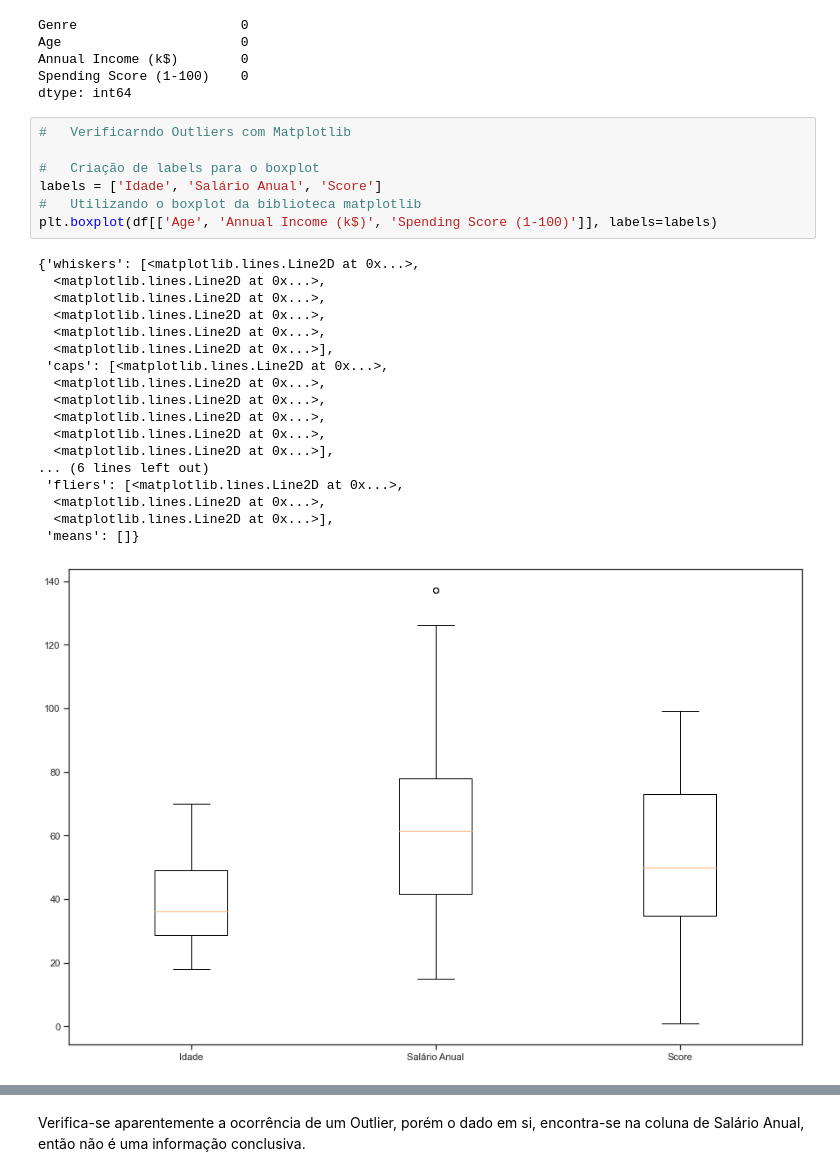
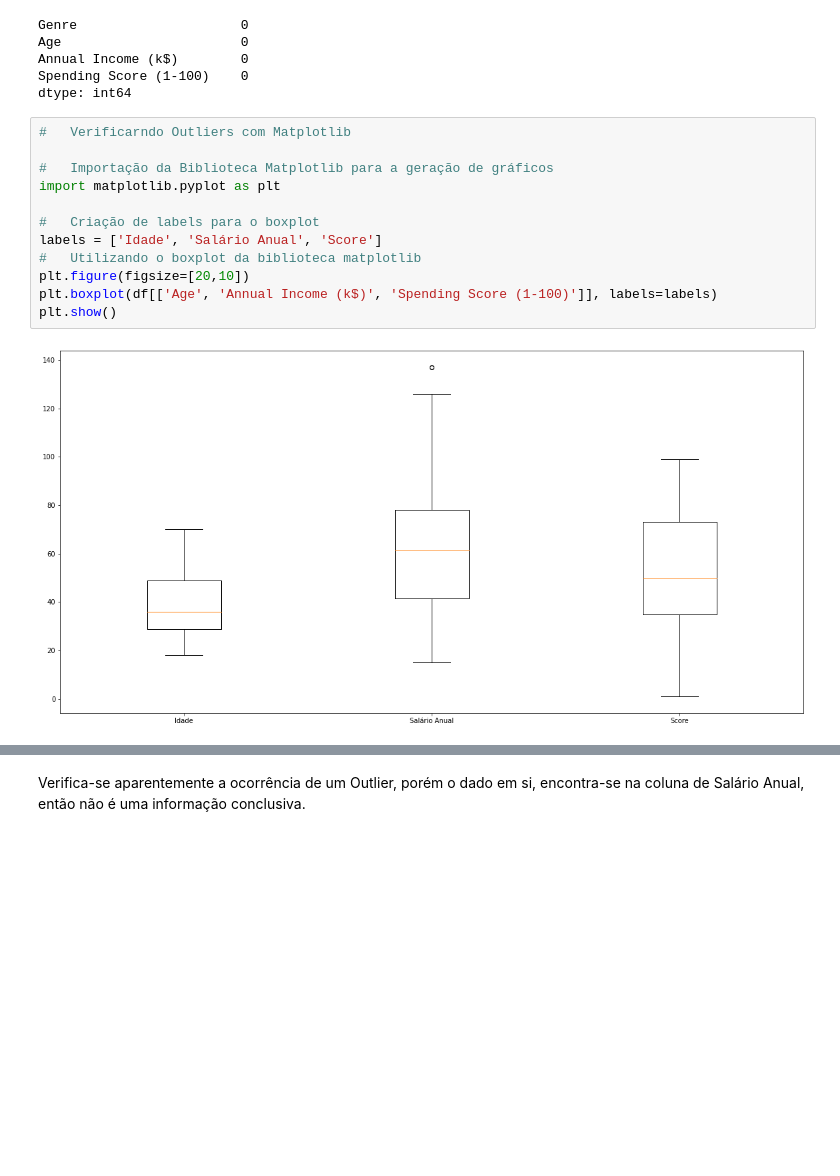
Before and after one commit to VictorSMonteiro/Projeto-Especial---Segmenta-ao-do-Clientes-, a Jupyter notebook: Teste Projeto.ipynb, the cells around one changed output, grey strips where cells are left out. Cells and saved outputs as stored; diff of their text form; blank space fills up the shorter version.

```diff
--- a/Teste Projeto.ipynb
+++ b/Teste Projeto.ipynb
@@ -103,30 +103,18 @@ Spending Score (1-100)    0
 dtype: int64
 # %%
 #   Verificarndo Outliers com Matplotlib
+
+#   Importação da Biblioteca Matplotlib para a geração de gráficos
+import matplotlib.pyplot as plt
 
 #   Criação de labels para o boxplot
 labels = ['Idade', 'Salário Anual', 'Score']
 #   Utilizando o boxplot da biblioteca matplotlib
+plt.figure(figsize=[20,10])
 plt.boxplot(df[['Age', 'Annual Income (k$)', 'Spending Score (1-100)']], labels=labels)
+plt.show()
 # %% [output]
-{'whiskers': [<matplotlib.lines.Line2D at 0x...>,
-  <matplotlib.lines.Line2D at 0x...>,
-  <matplotlib.lines.Line2D at 0x...>,
-  <matplotlib.lines.Line2D at 0x...>,
-  <matplotlib.lines.Line2D at 0x...>,
-  <matplotlib.lines.Line2D at 0x...>],
- 'caps': [<matplotlib.lines.Line2D at 0x...>,
-  <matplotlib.lines.Line2D at 0x...>,
-  <matplotlib.lines.Line2D at 0x...>,
-  <matplotlib.lines.Line2D at 0x...>,
-  <matplotlib.lines.Line2D at 0x...>,
-  <matplotlib.lines.Line2D at 0x...>],
-... (6 lines left out)
- 'fliers': [<matplotlib.lines.Line2D at 0x...>,
-  <matplotlib.lines.Line2D at 0x...>,
-  <matplotlib.lines.Line2D at 0x...>],
- 'means': []}
-[figure, old version]
+[figure, new version]
 # %%
 
 #   Verificando Outliers com Seaborn
```
Also changed, not shown: parts of 14 cells of this notebook.
